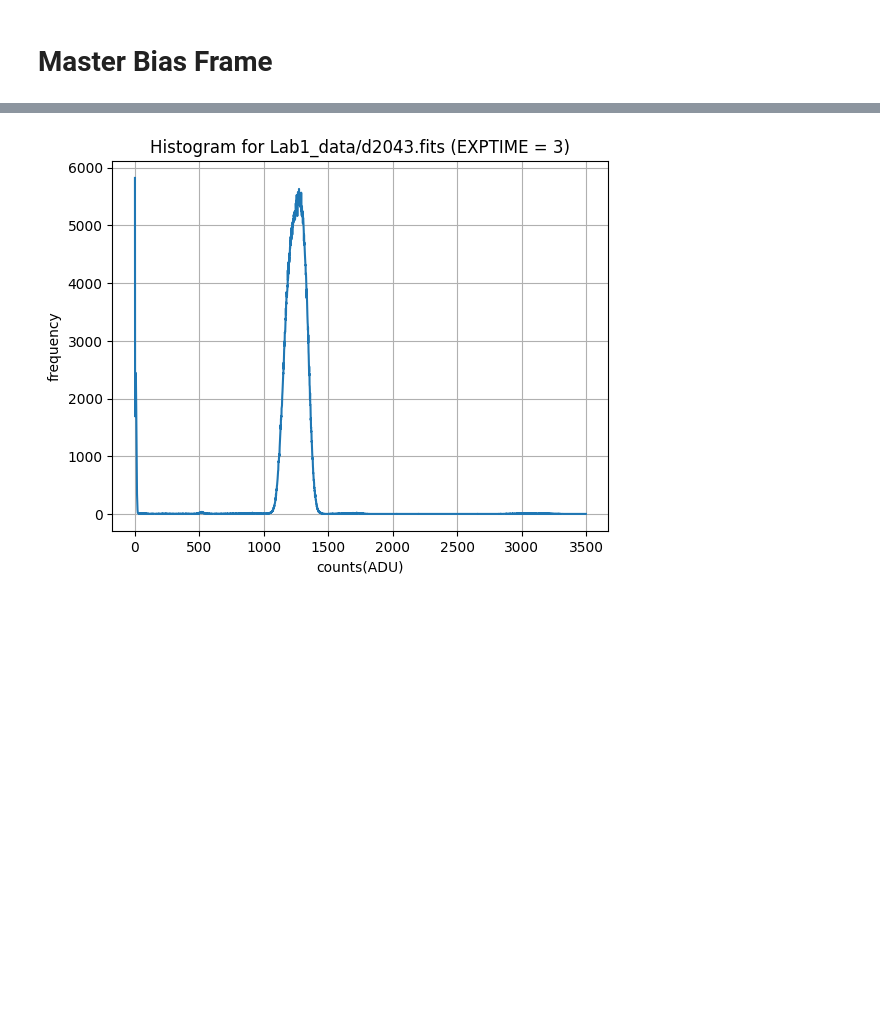
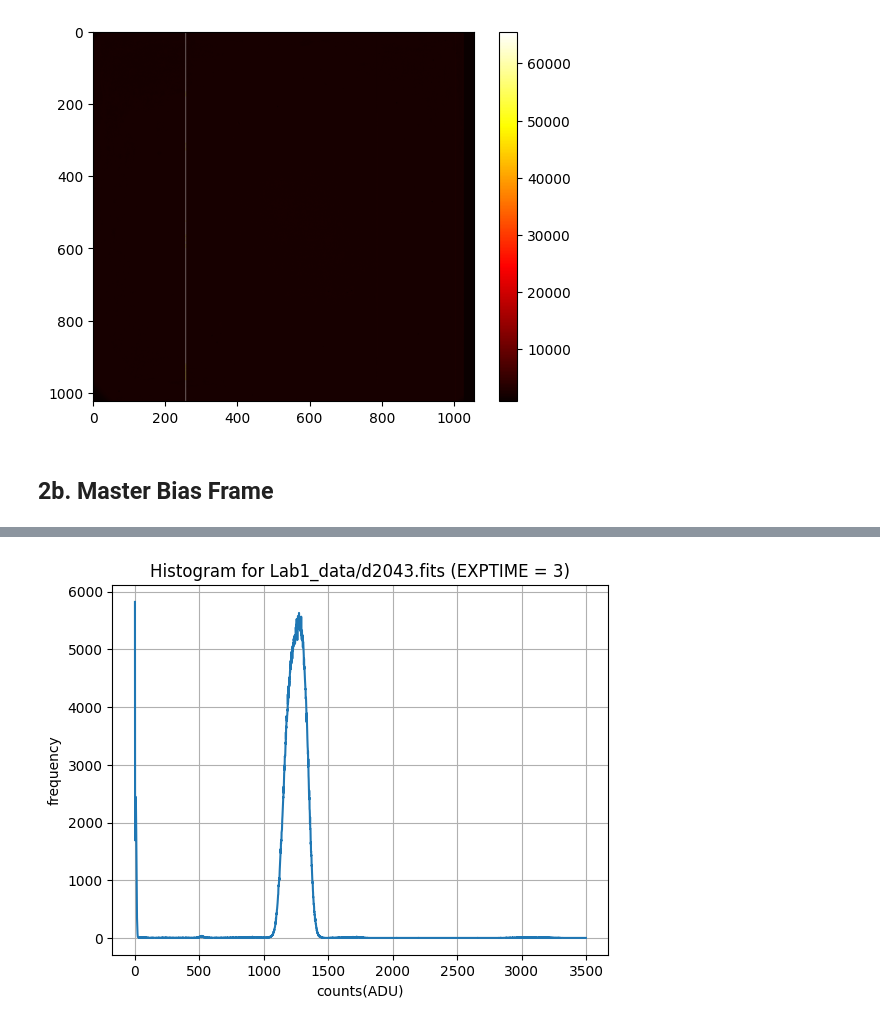
Before and after one commit to parkergeorge30/ASTRO150, a Jupyter notebook: Lab_1.ipynb, the cells around one changed output, grey strips where cells are left out. Cells and saved outputs as stored; diff of their text form; code cells hidden in the pictures; blank space fills up the shorter version.

```diff
--- a/Lab_1.ipynb
+++ b/Lab_1.ipynb
@@ -64,3 +134,10 @@ def set_negatives_to_zero_nd(tensor):
+# %%
+test_frame = fits.getdata(reg_frames[0])
+plt.imshow(test_frame, cmap='hot')
+plt.colorbar()
+plt.show()
+# %% [output]
+[figure, added]
 # %% [markdown]
-# Master Bias Frame
+## 2b. Master Bias Frame
 # %%
```
Also changed, not shown: parts of 54 cells of this notebook.
